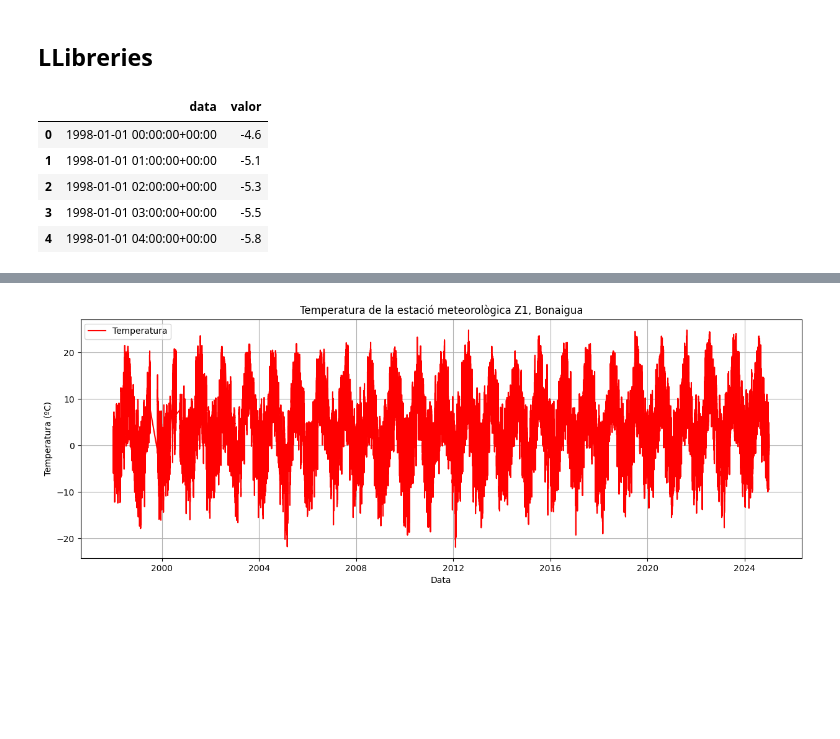
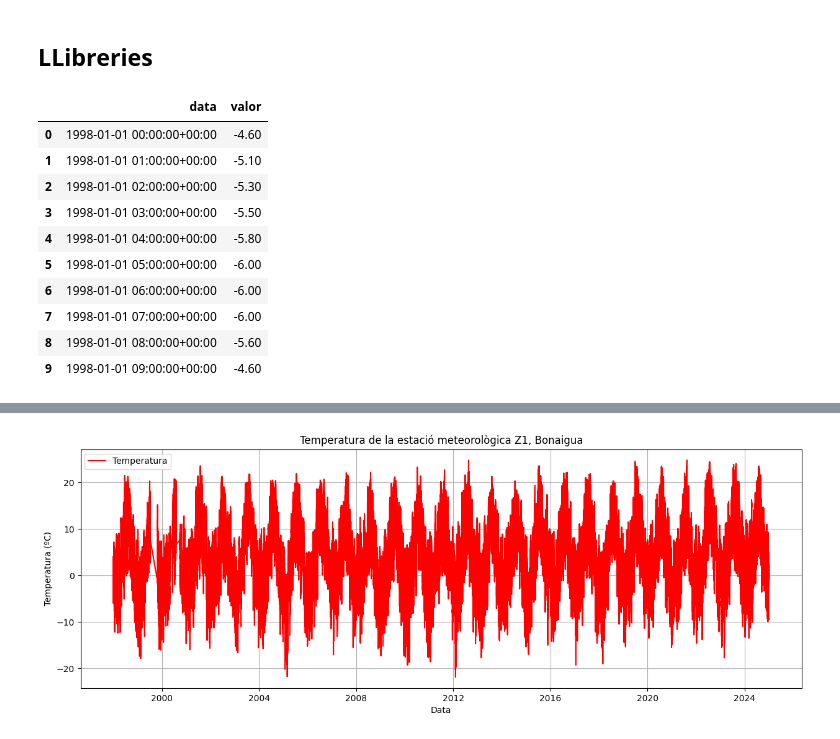
Before and after one commit to Paurro/TFM_SCM_Temperature_Forecasting_ML, a Jupyter notebook: models_prediccio/forecast_primers_casos/arima_model.ipynb, the cells around one changed output, grey strips where cells are left out. Cells and saved outputs as stored; diff of their text form; code cells hidden in the pictures; blank space fills up the shorter version.

```diff
--- a/models_prediccio/forecast_primers_casos/arima_model.ipynb
+++ b/models_prediccio/forecast_primers_casos/arima_model.ipynb
@@ -16,35 +5,60 @@ from sklearn.metrics import confusion_matrix
+# %%
+import pandas as pd
+import numpy as np
+import matplotlib.pyplot as plt
+%matplotlib inline
+import seaborn as sns
+from datetime import datetime
+pd.options.display.float_format = '{:.2f}'.format
+
+import json
+import os
+
+from itertools import combinations
+from sklearn.metrics import mean_absolute_error
+from sklearn.metrics import mean_squared_error
+from statsmodels.tsa.stattools import adfuller
+from statsmodels.tsa.stattools import acf, pacf
+from statsmodels.tsa.arima_model import ARIMA as ARIMA
+import statsmodels.api as sm
+import statsmodels.tsa.api as smt
 # %%
 # Directori de treball
 
 # Ruta on esta el script actual
 # __path__ = os.path.dirname(os.path.realpath(__file__)) # Si es fitxer .py
 __path__ = os.getcwd() # Si es fitxer .ipynb
 
 carpeta_dades = 'Dades_T_estacions_xema_Z1'
 fitxer_dades = 'SCM_T_Z1.json'
 
 path_dades = os.path.join(os.getcwd(), carpeta_dades, fitxer_dades)
 
 
     # Obrir un arxiu json per veure com esta estructurat i com organitzar les dades
 with open(path_dades, 'r') as f:
     data = json.load(f)
 
     # Accedemos a las lecturas (temperaturas) del JSON
 lecturas = data[0]['variables'][0]['lectures']
 
 #     # Convertimos las lecturas a un DataFrame con solo las columnas necesarias
 df = pd.DataFrame(lecturas)[['data', 'valor']]
 
 
 # Convertimos la columna 'data' a tipo datetime para análisis posterior
 df['data'] = pd.to_datetime(df['data'])
 
-df.head()
+df.head(10)
 # %% [output]
 |  | data | valor |
-| 0 | 1998-01-01 00:00:00+00:00 | -4.6 |
-| 1 | 1998-01-01 01:00:00+00:00 | -5.1 |
-| 2 | 1998-01-01 02:00:00+00:00 | -5.3 |
-| 3 | 1998-01-01 03:00:00+00:00 | -5.5 |
-| 4 | 1998-01-01 04:00:00+00:00 | -5.8 |
+| 0 | 1998-01-01 00:00:00+00:00 | -4.60 |
+| 1 | 1998-01-01 01:00:00+00:00 | -5.10 |
+| 2 | 1998-01-01 02:00:00+00:00 | -5.30 |
+| 3 | 1998-01-01 03:00:00+00:00 | -5.50 |
+| 4 | 1998-01-01 04:00:00+00:00 | -5.80 |
+| 5 | 1998-01-01 05:00:00+00:00 | -6.00 |
+| 6 | 1998-01-01 06:00:00+00:00 | -6.00 |
+| 7 | 1998-01-01 07:00:00+00:00 | -6.00 |
+| 8 | 1998-01-01 08:00:00+00:00 | -5.60 |
+| 9 | 1998-01-01 09:00:00+00:00 | -4.60 |
```
Also changed, not shown: parts of 19 cells of this notebook.
